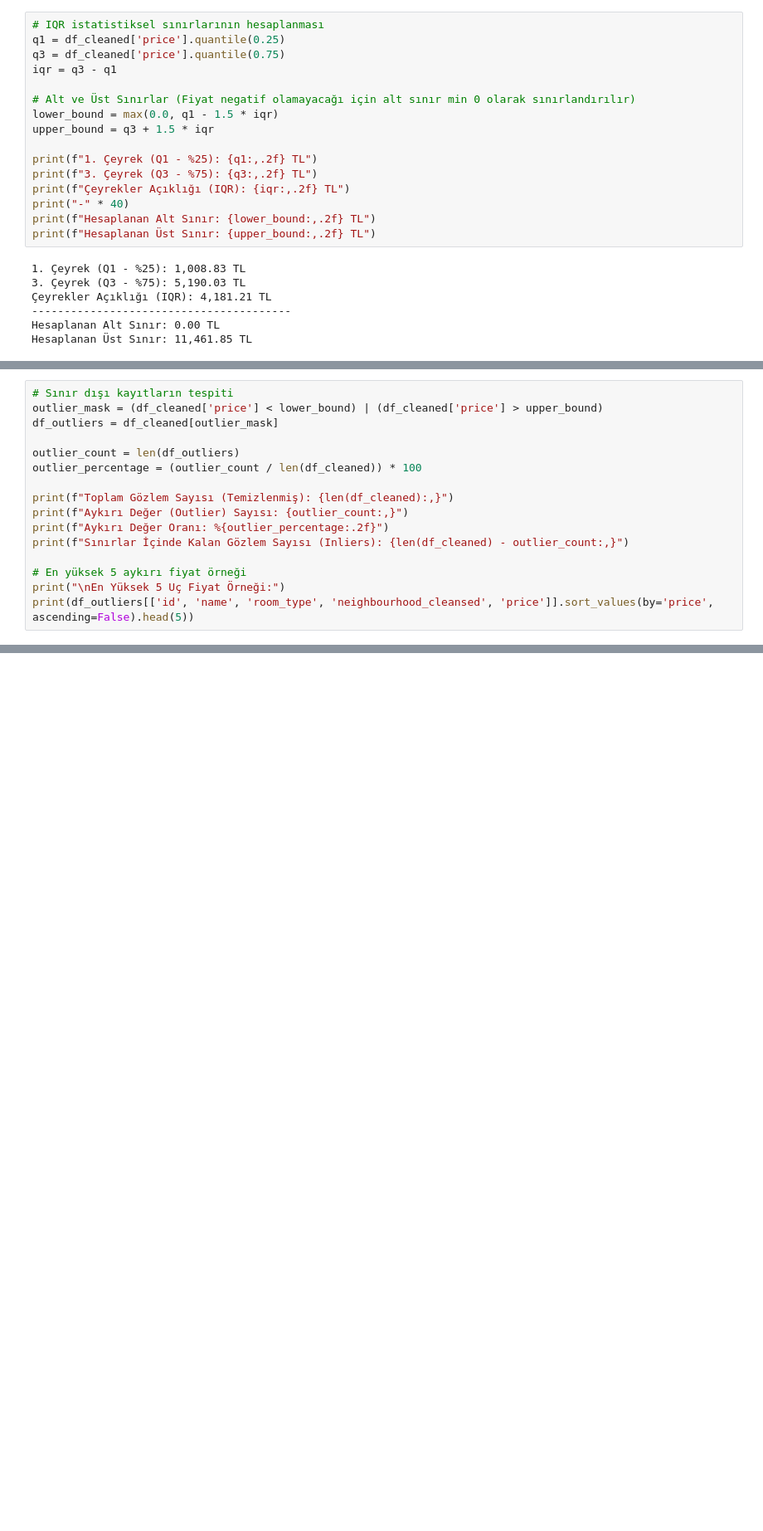
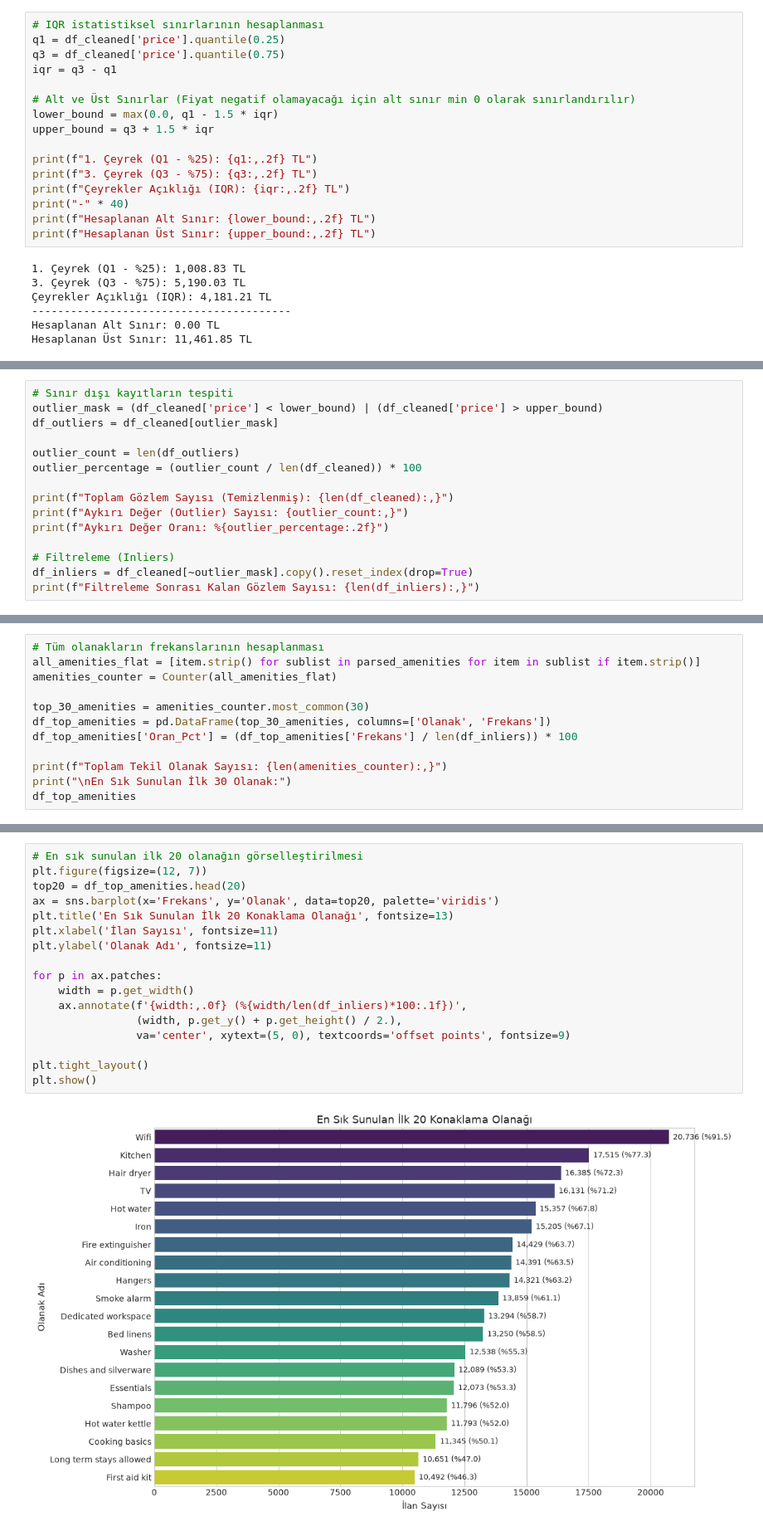
Before and after one commit to eminenazduran/SmartStay-AI, a Jupyter notebook: data_science/notebooks/01_eda_and_cleaning.ipynb, the cells around one changed output, grey strips where cells are left out. Shown at 83% size. Drawn from its saved outputs; the diff is of its cells as text; blank space fills up the shorter version.

Commit message:
feat(data-science): extract top 30 binary amenity features and update documentation

```diff
--- a/data_science/notebooks/01_eda_and_cleaning.ipynb
+++ b/data_science/notebooks/01_eda_and_cleaning.ipynb
@@ -390,11 +395,10 @@ outlier_percentage = (outlier_count / len(df_cleaned)) * 100
 print(f"Toplam Gözlem Sayısı (Temizlenmiş): {len(df_cleaned):,}")
 print(f"Aykırı Değer (Outlier) Sayısı: {outlier_count:,}")
 print(f"Aykırı Değer Oranı: %{outlier_percentage:.2f}")
-print(f"Sınırlar İçinde Kalan Gözlem Sayısı (Inliers): {len(df_cleaned) - outlier_count:,}")
 
-# En yüksek 5 aykırı fiyat örneği
-print("\nEn Yüksek 5 Uç Fiyat Örneği:")
-print(df_outliers[['id', 'name', 'room_type', 'neighbourhood_cleansed', 'price']].sort_values(by='price', ascending=False).head(5))
+# Filtreleme (Inliers)
+df_inliers = df_cleaned[~outlier_mask].copy().reset_index(drop=True)
+print(f"Filtreleme Sonrası Kalan Gözlem Sayısı: {len(df_inliers):,}")
 # %% [output]
 Toplam Gözlem Sayısı (Temizlenmiş): 23,943
 Aykırı Değer (Outlier) Sayısı: 1,278
@@ -461,0 +481,12 @@ plt.show()
+# %%
+# Tüm olanakların frekanslarının hesaplanması
+all_amenities_flat = [item.strip() for sublist in parsed_amenities for item in sublist if item.strip()]
+amenities_counter = Counter(all_amenities_flat)
+
+top_30_amenities = amenities_counter.most_common(30)
+df_top_amenities = pd.DataFrame(top_30_amenities, columns=['Olanak', 'Frekans'])
+df_top_amenities['Oran_Pct'] = (df_top_amenities['Frekans'] / len(df_inliers)) * 100
+
+print(f"Toplam Tekil Olanak Sayısı: {len(amenities_counter):,}")
+print("\nEn Sık Sunulan İlk 30 Olanak:")
+df_top_amenities
@@ -461,0 +514,19 @@ plt.show()
+# %%
+# En sık sunulan ilk 20 olanağın görselleştirilmesi
+plt.figure(figsize=(12, 7))
+top20 = df_top_amenities.head(20)
+ax = sns.barplot(x='Frekans', y='Olanak', data=top20, palette='viridis')
+plt.title('En Sık Sunulan İlk 20 Konaklama Olanağı', fontsize=13)
+plt.xlabel('İlan Sayısı', fontsize=11)
+plt.ylabel('Olanak Adı', fontsize=11)
+
+for p in ax.patches:
+    width = p.get_width()
+    ax.annotate(f'{width:,.0f} (%{width/len(df_inliers)*100:.1f})',
+                (width, p.get_y() + p.get_height() / 2.),
+                va='center', xytext=(5, 0), textcoords='offset points', fontsize=9)
+
+plt.tight_layout()
+plt.show()
+# %% [output]
+[figure, added]
```
Also changed, not shown: parts of 25 cells of this notebook.
